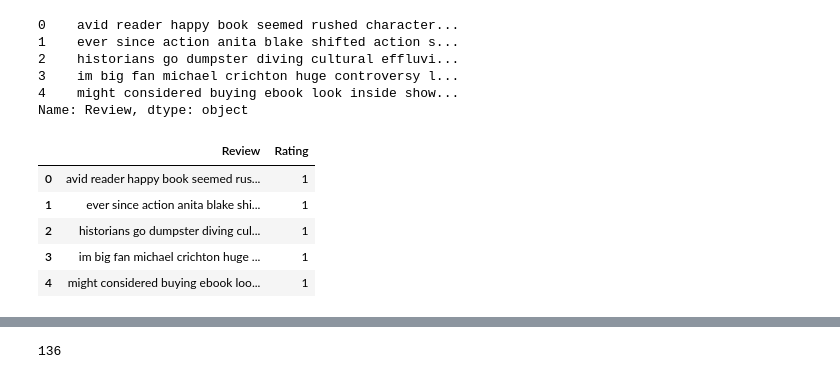
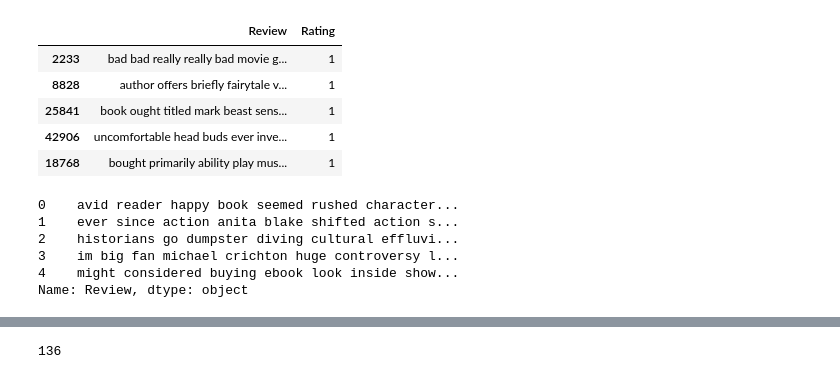
Before and after one commit to haeol/Amazon-Review-Sentiment-Analysis, a Jupyter notebook: BayesianClassifierRound2.ipynb, the cells around one changed output, grey strips where cells are left out. Cells and saved outputs as stored; diff of their text form; code cells hidden in the pictures.

```diff
--- a/BayesianClassifierRound2.ipynb
+++ b/BayesianClassifierRound2.ipynb
@@ -71,0 +66,18 @@ training.head()
+# %%
+# AggregatingMore into each test Full 80 to 20% for random values
+framesTrainFull = [dataTrainR1,dataTrainR2,dataTrainR3,dataTrainR4,dataTrainR5]
+framesTestFull = [dataTestR1, dataTestR2, dataTestR3 , dataTestR4 , dataTestR5]
+trainingFull = pd.concat(framesTrainFull)
+testingFull = pd.concat(framesTestFull)
+
+# test Half
+framesTrainHalf = [dataTrainR1.sample(n=40000),dataTrainR2.sample(n=40000),dataTrainR3.sample(n=40000),dataTrainR4.sample(40000),dataTrainR5.sample(n=40000)]
+framesTestHalf = [dataTestR1.sample(10000), dataTestR2.sample(10000), dataTestR3.sample(10000) , dataTestR4.sample(10000) , dataTestR5.sample(10000)]
+trainingHalf = pd.concat(framesTrainHalf)
+testingHalf = pd.concat(framesTestHalf)
+# Test Small
+framesTrainSmall = [dataTrainR1.sample(10000),dataTrainR2.sample(10000),dataTrainR3.sample(10000),dataTrainR4.sample(10000),dataTrainR5.sample(10000)]
+framesTestSmall = [dataTestR1.sample(2500), dataTestR2.sample(2500), dataTestR3.sample(2500) , dataTestR4.sample(2500) , dataTestR5.sample(2500)]
+trainingSmall = pd.concat(framesTrainSmall)
+testingSmall = pd.concat(framesTestSmall)
+trainingFull.head()
@@ -72 +91,10 @@ training.head()
+# %%
+trainingHalf.head()
+# %% [output]
+|  | Review | Rating |
+| 2233 | bad bad really really bad movie g... | 1 |
+| 8828 | author offers briefly fairytale v... | 1 |
+| 25841 | book ought titled mark beast sens... | 1 |
+| 42906 | uncomfortable head buds ever inve... | 1 |
+| 18768 | bought primarily ability play mus... | 1 |
 # %%
@@ -128,12 +174,3 @@ training['Review'].head()
 3    im big fan michael crichton huge controversy l...
 4    might considered buying ebook look inside show...
 Name: Review, dtype: object
-# %%
-training.head()
-# %% [output]
-|  | Review | Rating |
-| 0 | avid reader happy book seemed rus... | 1 |
-| 1 | ever since action anita blake shi... | 1 |
-| 2 | historians go dumpster diving cul... | 1 |
-| 3 | im big fan michael crichton huge ... | 1 |
-| 4 | might considered buying ebook loo... | 1 |
```
Also changed, not shown: parts of 55 cells of this notebook.
